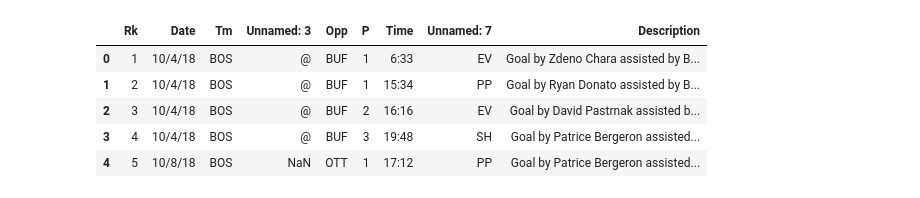
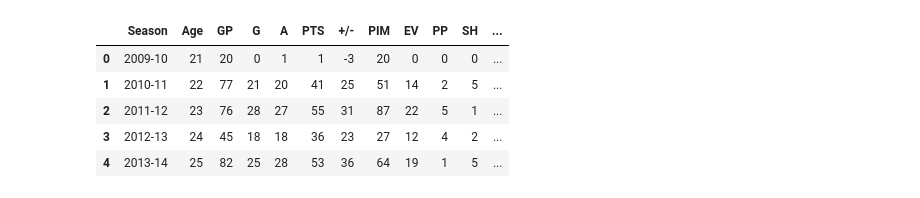
Before and after one commit to dwightchurchill/DS-Unit-1-Sprint-5-Data-Storytelling-Blog-Post, a Jupyter notebook: data-story.ipynb, the cells around one changed output. Drawn from its saved outputs; the diff is of its cells as text; code cells hidden in the pictures.

```diff
--- a/data-story.ipynb
+++ b/data-story.ipynb
@@ -3,11 +18,18 @@ import pandas as pd
+# %%
+pd.set_option('display.max_rows', 500)
+pd.set_option('display.max_columns', 500)
+pd.set_option('display.width', 1000)
 # %%
-df = pd.read_csv('marchand_2018_2019_reg_season.csv')
+df = pd.read_csv('marchand_goals.csv')
+# %%
+df_season = pd.read_csv('marchand_career_season.csv')
 # %%
 df.head()
+df_season.head()
 # %% [output]
-|  | Rk | Date | Tm | Unnamed: 3 | Opp | P | Time | Unnamed: 7 | Description |
-| 0 | 1 | 10/4/18 | BOS | @ | BUF | 1 | 6:33 | EV | Goal by Zdeno Chara assisted by B... |
-| 1 | 2 | 10/4/18 | BOS | @ | BUF | 1 | 15:34 | PP | Goal by Ryan Donato assisted by B... |
-| 2 | 3 | 10/4/18 | BOS | @ | BUF | 2 | 16:16 | EV | Goal by David Pastrnak assisted b... |
-| 3 | 4 | 10/4/18 | BOS | @ | BUF | 3 | 19:48 | SH | Goal by Patrice Bergeron assisted... |
-| 4 | 5 | 10/8/18 | BOS | NaN | OTT | 1 | 17:12 | PP | Goal by Patrice Bergeron assisted... |
+|  | Season | Age | GP | G | A | PTS | +/- | PIM | EV | PP | SH | ... |
+| 0 | 2009-10 | 21 | 20 | 0 | 1 | 1 | -3 | 20 | 0 | 0 | 0 | ... |
+| 1 | 2010-11 | 22 | 77 | 21 | 20 | 41 | 25 | 51 | 14 | 2 | 5 | ... |
+| 2 | 2011-12 | 23 | 76 | 28 | 27 | 55 | 31 | 87 | 22 | 5 | 1 | ... |
+| 3 | 2012-13 | 24 | 45 | 18 | 18 | 36 | 23 | 27 | 12 | 4 | 2 | ... |
+| 4 | 2013-14 | 25 | 82 | 25 | 28 | 53 | 36 | 64 | 19 | 1 | 5 | ... |
```
Also changed, not shown: parts of 8 cells of this notebook, 4 other files.
